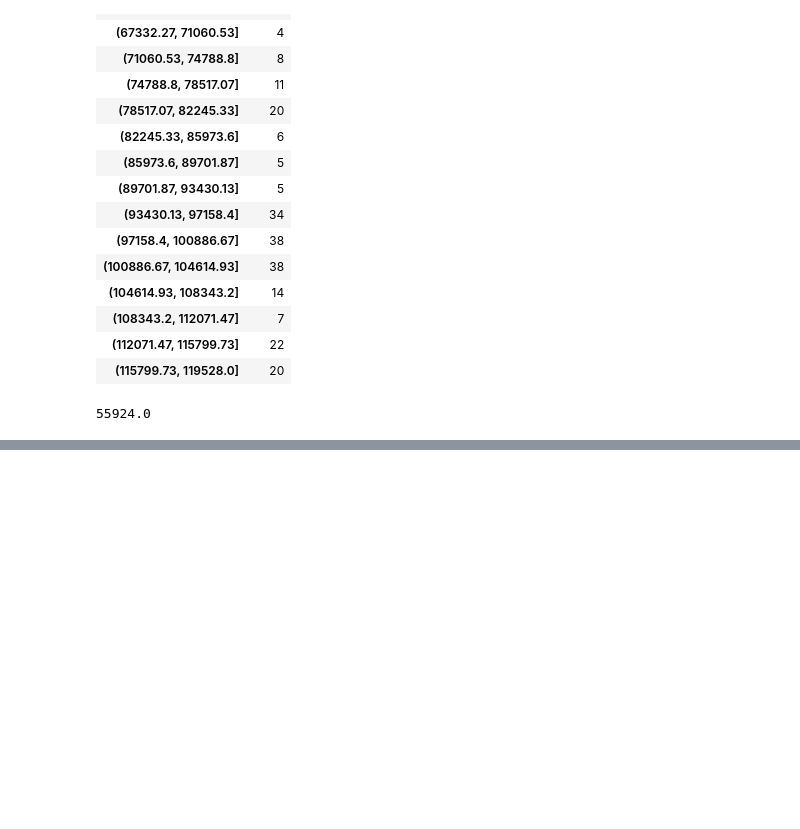
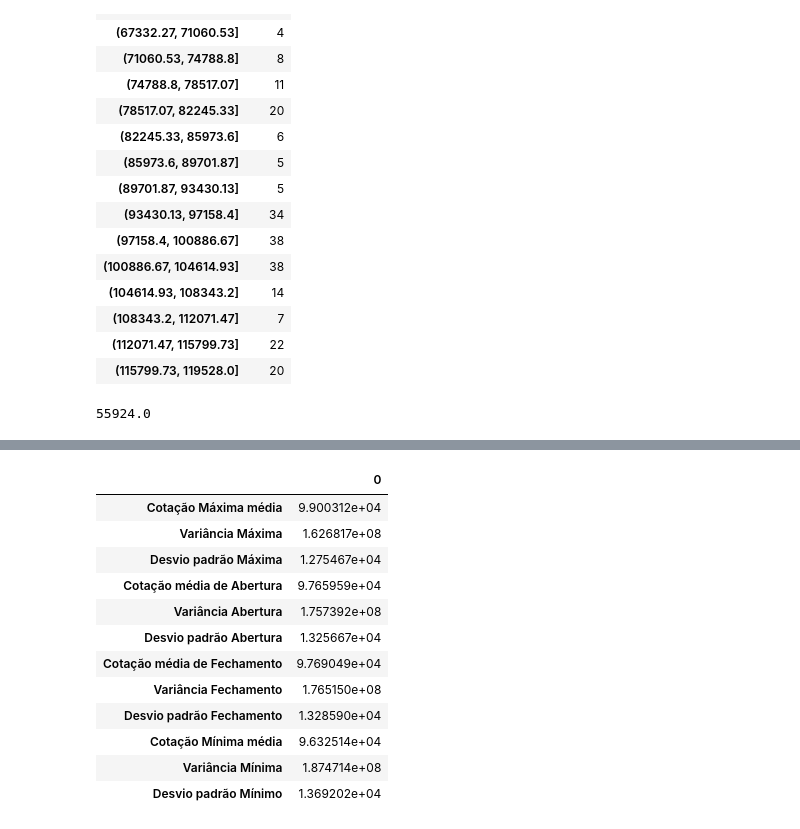
Before and after one commit to maiconandsilva-archive/stock-price-analysis, a Jupyter notebook: analisecotacoes.ipynb, the cells around one changed output, grey strips where cells are left out. Cells and saved outputs as stored; diff of their text form; code cells hidden in the pictures; blank space fills up the shorter version.

```diff
--- a/analisecotacoes.ipynb
+++ b/analisecotacoes.ipynb
@@ -223,0 +237,35 @@ cotacoes_s2.analise.colunas_frequencias('Volume', tabelaid='cotacao_agrupada_por
+# %%
+metricas = {
+    'Cotação Máxima média': cotacoes_s2['High'].mean(),
+    'Variância Máxima': cotacoes_s2['High'].var(),
+    'Desvio padrão Máxima': cotacoes_s2['High'].std(),
+
+    'Cotação média de Abertura': cotacoes_s2['Open'].mean(),
+    'Variância Abertura': cotacoes_s2['Open'].var(),
+    'Desvio padrão Abertura': cotacoes_s2['Open'].std(),
+
+    'Cotação média de Fechamento': cotacoes_s2['Close'].mean(),
+    'Variância Fechamento': cotacoes_s2['Close'].var(),
+    'Desvio padrão Fechamento': cotacoes_s2['Close'].std(),
+
+    'Cotação Mínima média': cotacoes_s2['Low'].mean(),
+    'Variância Mínima': cotacoes_s2['Low'].var(),
+    'Desvio padrão Mínimo': cotacoes_s2['Low'].std(),
+}
+
+m = pd.DataFrame(metricas.values(), metricas.keys())
+m
+# %% [output]
+|  | 0 |
+| Cotação Máxima média | 9.900312e+04 |
+| Variância Máxima | 1.626817e+08 |
+| Desvio padrão Máxima | 1.275467e+04 |
+| Cotação média de Abertura | 9.765959e+04 |
+| Variância Abertura | 1.757392e+08 |
+| Desvio padrão Abertura | 1.325667e+04 |
+| Cotação média de Fechamento | 9.769049e+04 |
+| Variância Fechamento | 1.765150e+08 |
+| Desvio padrão Fechamento | 1.328590e+04 |
+| Cotação Mínima média | 9.632514e+04 |
+| Variância Mínima | 1.874714e+08 |
+| Desvio padrão Mínimo | 1.369202e+04 |
```
Also changed, not shown: parts of 15 cells of this notebook.
